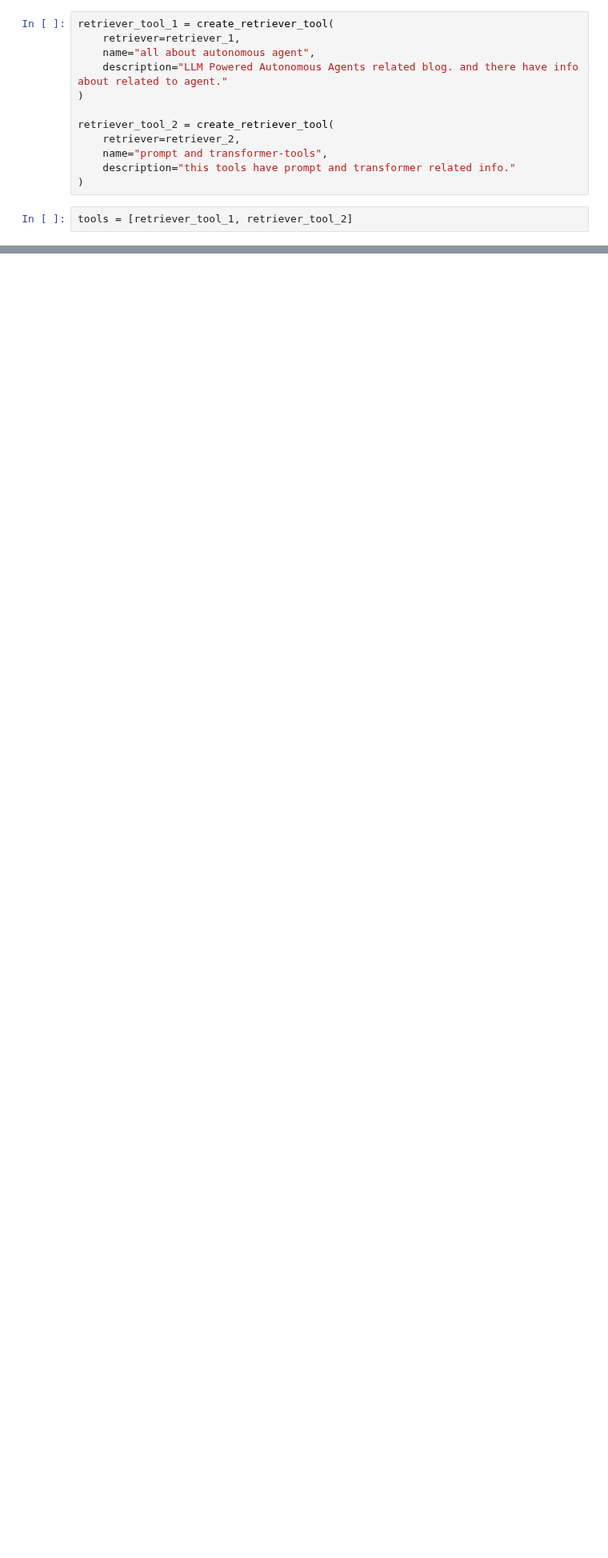
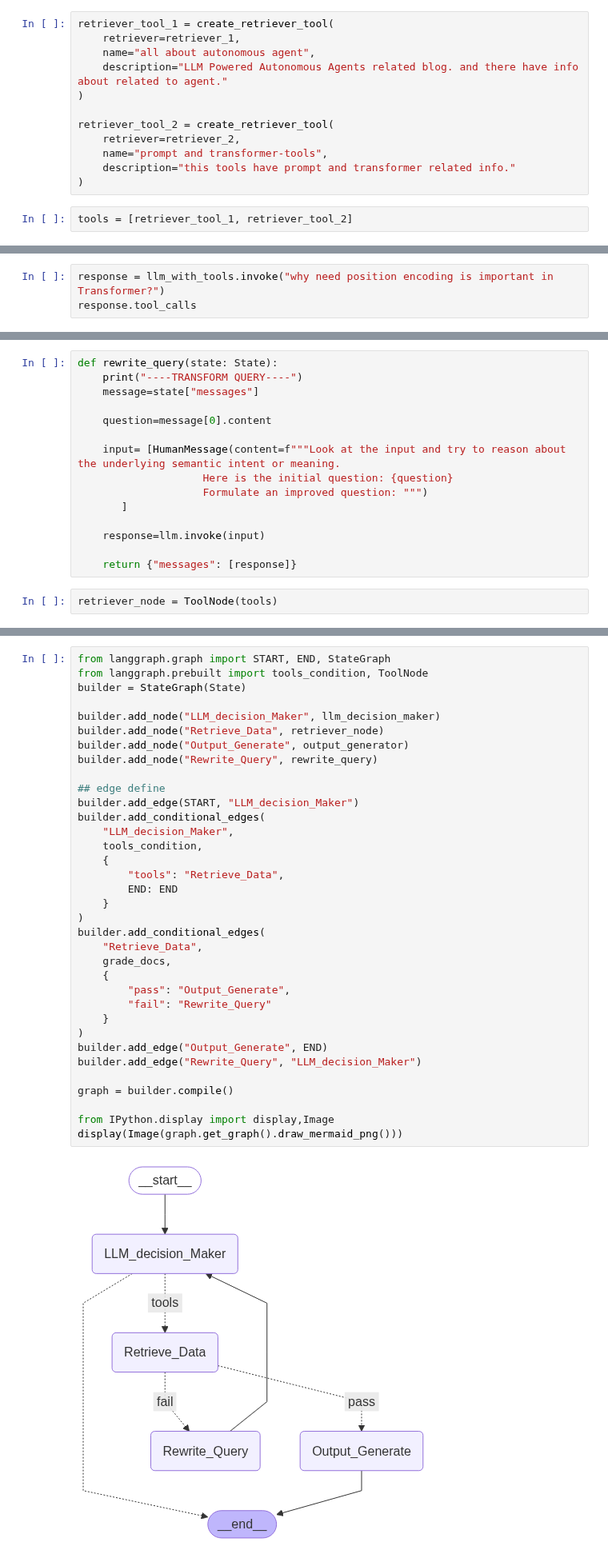
Before and after one commit to kinjal-AIML/End-to-End-Agentic-Ai-Automation-Lab, a Jupyter notebook: 04-LangGraph-Agentic-Workflows/01-Agentic-RAG/experements-1.ipynb, the cells around one changed output, grey strips where cells are left out. Shown at 80% size. Saved outputs shown, nothing was run; the diff lists cells and outputs as text; blank space fills up the shorter version.

Commit message:
agentic rag implemetation by langGraph workflow

```diff
--- a/04-LangGraph-Agentic-Workflows/01-Agentic-RAG/experements-1.ipynb
+++ b/04-LangGraph-Agentic-Workflows/01-Agentic-RAG/experements-1.ipynb
@@ -148,0 +184,3 @@ tools(tags=None, recurse=True, explode_args=False, func_accepts_config=True, fun
+# %%
+response = llm_with_tools.invoke("why need position encoding is important in Transformer?")
+response.tool_calls
@@ -148,0 +277,17 @@ tools(tags=None, recurse=True, explode_args=False, func_accepts_config=True, fun
+# %%
+def rewrite_query(state: State):
+    print("----TRANSFORM QUERY----")
+    message=state["messages"]
+
+    question=message[0].content
+
+    input= [HumanMessage(content=f"""Look at the input and try to reason about the underlying semantic intent or meaning.
+                    Here is the initial question: {question}
+                    Formulate an improved question: """)
+       ]
+
+    response=llm.invoke(input)
+
+    return {"messages": [response]}
+# %%
+retriever_node = ToolNode(tools)
@@ -148,0 +296,37 @@ tools(tags=None, recurse=True, explode_args=False, func_accepts_config=True, fun
+# %%
+from langgraph.graph import START, END, StateGraph
+from langgraph.prebuilt import tools_condition, ToolNode
+builder = StateGraph(State)
+
+builder.add_node("LLM_decision_Maker", llm_decision_maker)
+builder.add_node("Retrieve_Data", retriever_node)
+builder.add_node("Output_Generate", output_generator)
+builder.add_node("Rewrite_Query", rewrite_query)
+
+## edge define
+builder.add_edge(START, "LLM_decision_Maker")
+builder.add_conditional_edges(
+    "LLM_decision_Maker",
+    tools_condition,
+    {
+        "tools": "Retrieve_Data",
+        END: END
+    }
+)
+builder.add_conditional_edges(
+    "Retrieve_Data",
+    grade_docs,
+    {
+        "pass": "Output_Generate",
+        "fail": "Rewrite_Query"
+    }
+)
+builder.add_edge("Output_Generate", END)
+builder.add_edge("Rewrite_Query", "LLM_decision_Maker")
+
+graph = builder.compile()
+
+from IPython.display import display,Image
+display(Image(graph.get_graph().draw_mermaid_png()))
+# %% [output]
+[figure, added]
```
Also changed, not shown: parts of 21 cells of this notebook.
